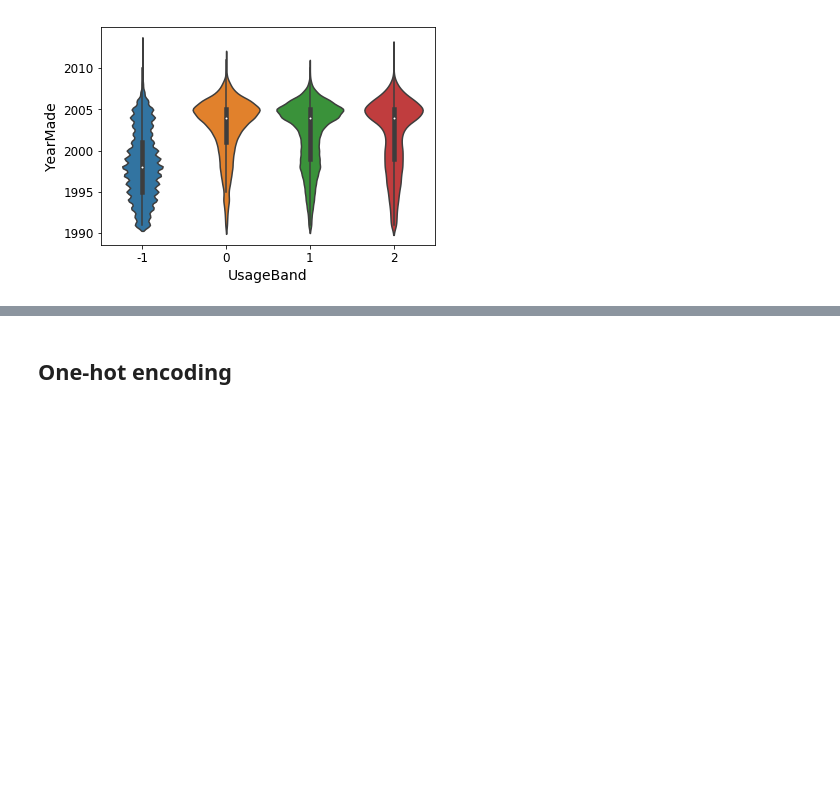
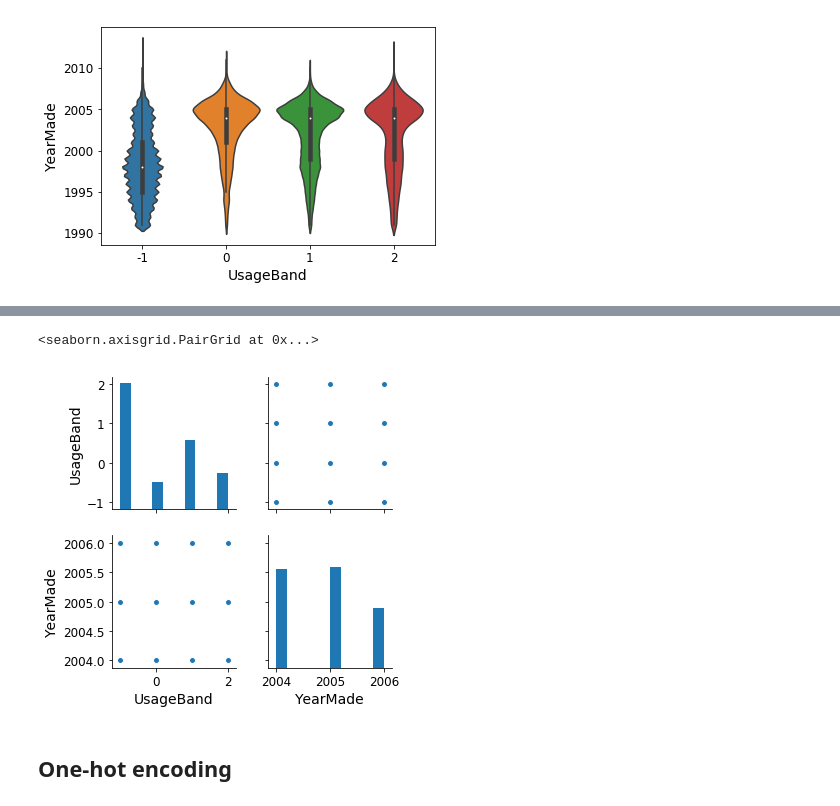
Before and after one commit to emmanuel-galindo/Jupyter-Notebooks, a Jupyter notebook: lesson2-rf_interpretation-manu.ipynb, the cells around one changed output, grey strips where cells are left out. Drawn from its saved outputs; the diff is of its cells as text; code cells hidden in the pictures; blank space fills up the shorter version.

```diff
--- a/lesson2-rf_interpretation-manu.ipynb
+++ b/lesson2-rf_interpretation-manu.ipynb
@@ -342,3 +361,16 @@ sns.violinplot(
+# %%
+
+#
+#
+# Pair plots are most useful when just starting out with a dataset, because they help contextualize relationships within it.
+#
+#
+
+
+sns.pairplot(df_grid[['UsageBand', 'YearMade']])
+# %% [output]
+<seaborn.axisgrid.PairGrid at 0x...>
+[figure, added]
 # %% [markdown]
 ## One-hot encoding
 # %% [markdown]
```
Also changed, not shown: parts of 3 cells of this notebook.
